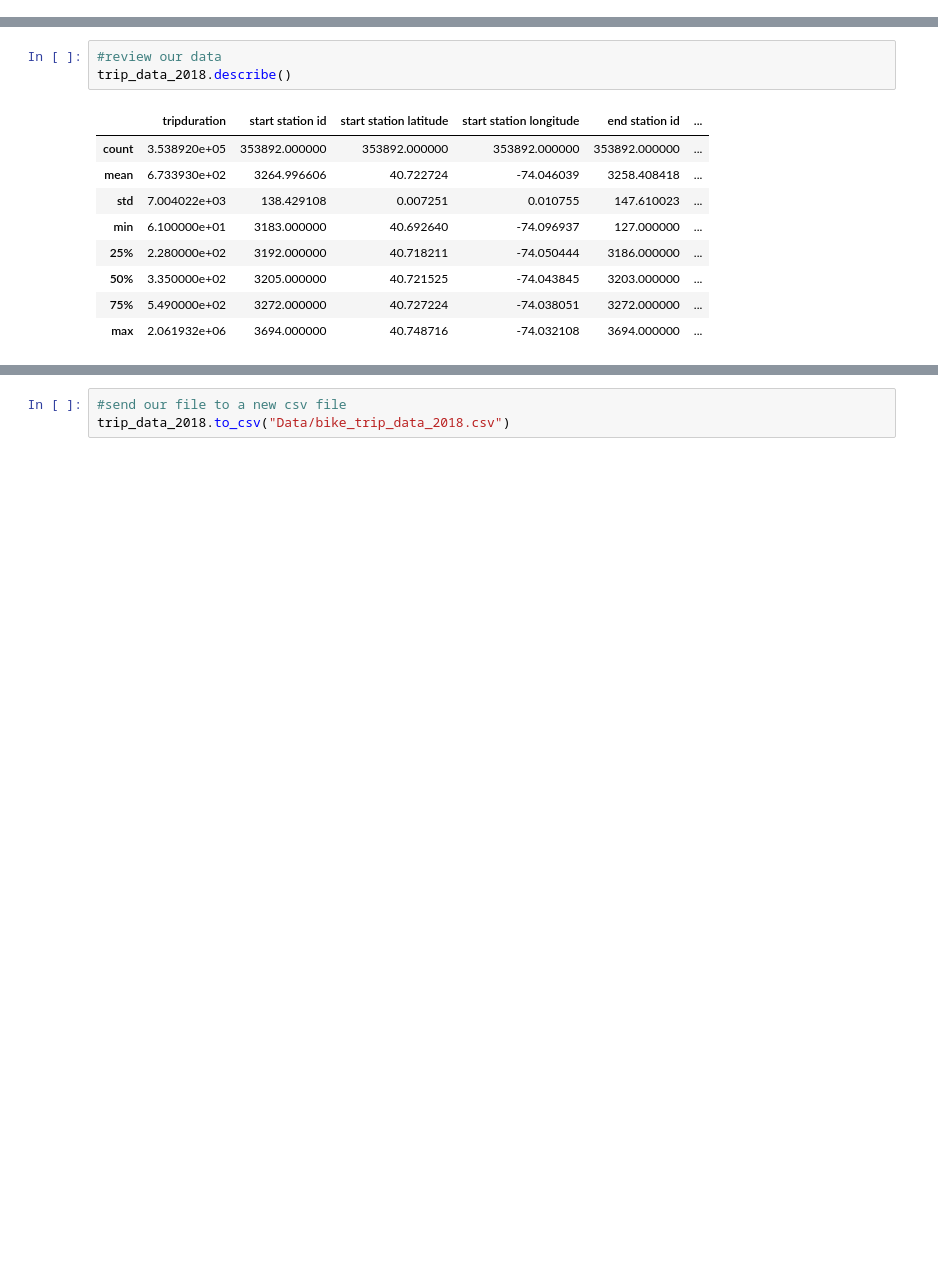
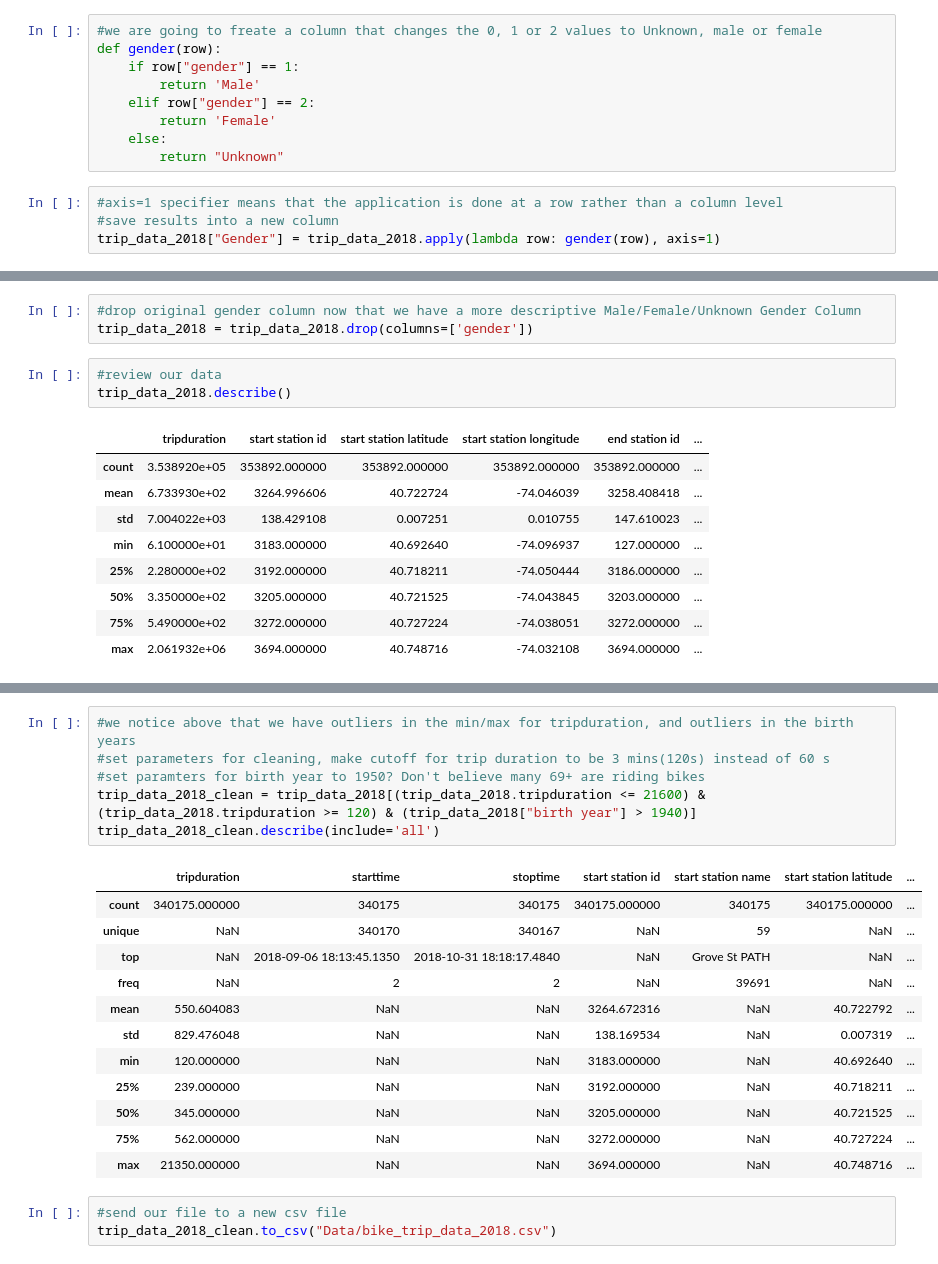
Before and after one commit to Omar-Castillo/Tableau-Citi-Bike-Analytics-HW, a Jupyter notebook: 2018 Citi Trip Data.ipynb, the cells around one changed output, grey strips where cells are left out. Saved outputs shown, nothing was run; the diff lists cells and outputs as text; blank space fills up the shorter version.

```diff
--- a/2018 Citi Trip Data.ipynb
+++ b/2018 Citi Trip Data.ipynb
@@ -52,3 +52,16 @@ trip_data_2018
 | 20203 | 1057 | 2018-12-30 15:32:09.3320 | 2018-12-30 15:49:46.3510 | 3694 | Jackson Square | 40.711130 | ... |
 | 20204 | 301 | 2018-12-31 16:34:11.9340 | 2018-12-31 16:39:13.8340 | 3694 | Jackson Square | 40.711130 | ... |
 353892 rows × 15 columns
+# %%
+#we are going to freate a column that changes the 0, 1 or 2 values to Unknown, male or female
+def gender(row):
+    if row["gender"] == 1:
+        return 'Male'
+    elif row["gender"] == 2:
+        return 'Female'
+    else:
+        return "Unknown"
+# %%
+#axis=1 specifier means that the application is done at a row rather than a column level
+#save results into a new column
+trip_data_2018["Gender"] = trip_data_2018.apply(lambda row: gender(row), axis=1)
@@ -55,3 +73,6 @@ trip_data_2018
+# %%
+#drop original gender column now that we have a more descriptive Male/Female/Unknown Gender Column
+trip_data_2018 = trip_data_2018.drop(columns=['gender'])
 # %%
 #review our data
 trip_data_2018.describe()
@@ -68,3 +149,22 @@ trip_data_2018.describe()
+# %%
+#we notice above that we have outliers in the min/max for tripduration, and outliers in the birth years
+#set parameters for cleaning, make cutoff for trip duration to be 3 mins(120s) instead of 60 s
+#set paramters for birth year to 1950? Don't believe many 69+ are riding bikes
+trip_data_2018_clean = trip_data_2018[(trip_data_2018.tripduration <= 21600) & (trip_data_2018.tripduration >= 120) & (trip_data_2018["birth year"] > 1940)]
+trip_data_2018_clean.describe(include='all')
+# %% [output]
+|  | tripduration | starttime | stoptime | start station id | start station name | start station latitude | ... |
+| count | 340175.000000 | 340175 | 340175 | 340175.000000 | 340175 | 340175.000000 | ... |
+| unique | NaN | 340170 | 340167 | NaN | 59 | NaN | ... |
+| top | NaN | 2018-09-06 18:13:45.1350 | 2018-10-31 18:18:17.4840 | NaN | Grove St PATH | NaN | ... |
+| freq | NaN | 2 | 2 | NaN | 39691 | NaN | ... |
+| mean | 550.604083 | NaN | NaN | 3264.672316 | NaN | 40.722792 | ... |
+| std | 829.476048 | NaN | NaN | 138.169534 | NaN | 0.007319 | ... |
+| min | 120.000000 | NaN | NaN | 3183.000000 | NaN | 40.692640 | ... |
+| 25% | 239.000000 | NaN | NaN | 3192.000000 | NaN | 40.718211 | ... |
+| 50% | 345.000000 | NaN | NaN | 3205.000000 | NaN | 40.721525 | ... |
+| 75% | 562.000000 | NaN | NaN | 3272.000000 | NaN | 40.727224 | ... |
+| max | 21350.000000 | NaN | NaN | 3694.000000 | NaN | 40.748716 | ... |
 # %%
 #send our file to a new csv file
-trip_data_2018.to_csv("Data/bike_trip_data_2018.csv")
+trip_data_2018_clean.to_csv("Data/bike_trip_data_2018.csv")
```
Also changed, not shown: parts of 4 cells of this notebook, 2 other files.
